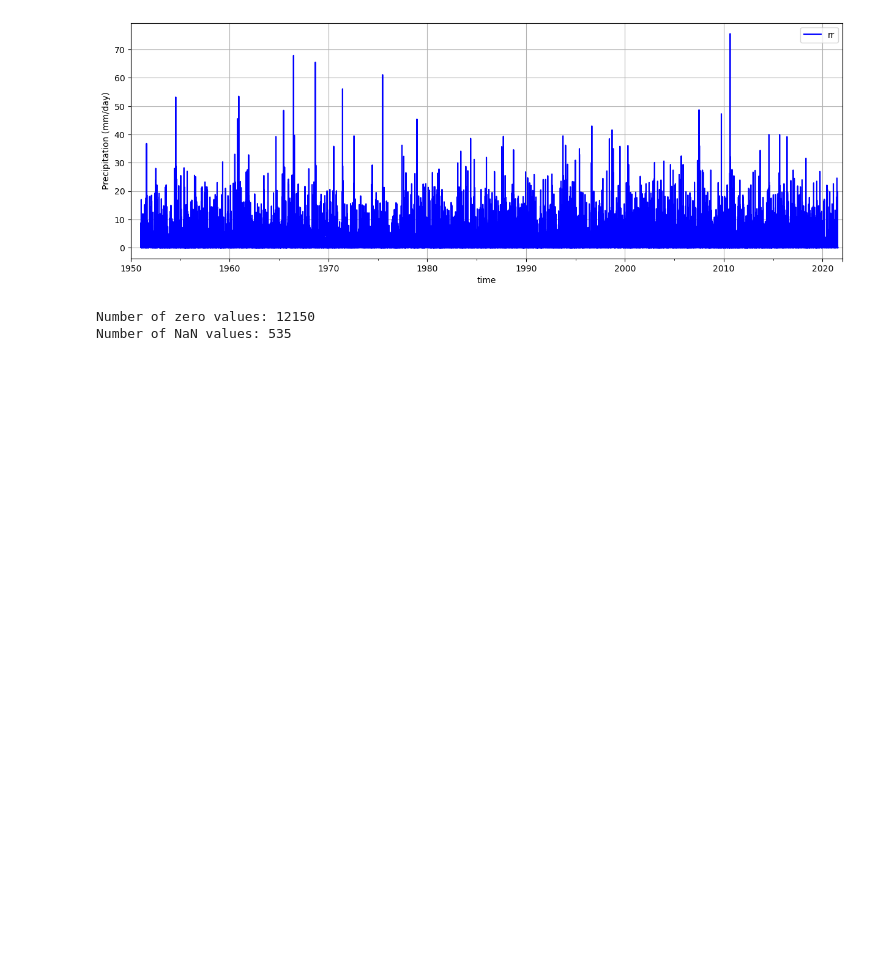
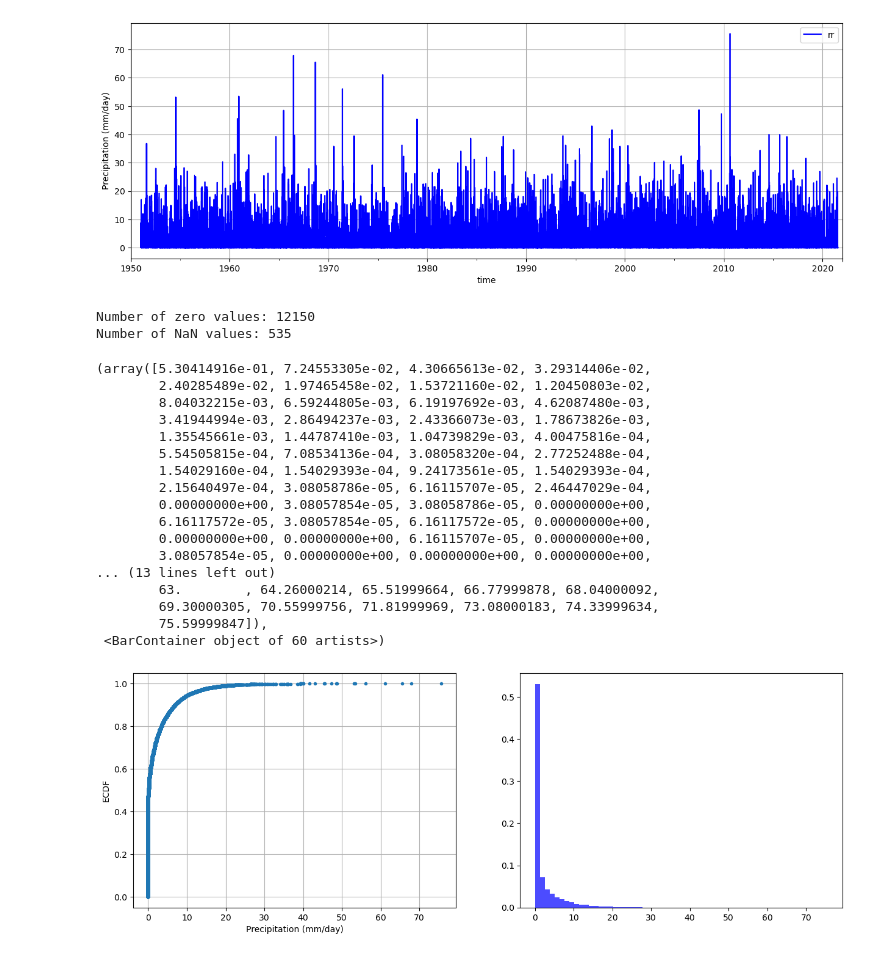
Before and after one commit to Loe-SS/MORE, a Jupyter notebook: Precipitation.ipynb, the cells around one changed output. Cells and saved outputs as stored; diff of their text form; code cells hidden in the pictures; blank space fills up the shorter version.

```diff
--- a/Precipitation.ipynb
+++ b/Precipitation.ipynb
@@ -55,3 +55,41 @@ print(f"Number of NaN values: {NaN_count}")
 # %% [output]
 Number of zero values: 12150
 Number of NaN values: 535
+# %%
+def ecdf(data):
+    """ Compute ECDF """
+    x = np.sort(data) #your code here #sorted data
+    n = x.size
+    y = np.arange(1, n+1) / n #your code here #non exceedance probabilities
+    return(x,y)
+
+x, y = ecdf(df['rr'].dropna())
+
+plt.figure(figsize=(15,5))
+plt.subplot(121)
+plt.plot(x, y, marker='.', linestyle='none')
+plt.xlabel('Precipitation (mm/day)')
+plt.ylabel('ECDF')
+plt.grid()
+
+plt.subplot(122)
+plt.hist(df['rr'].dropna(), bins=60, density=True, alpha=0.7, color='blue')
+# %% [output]
+(array([5.30414916e-01, 7.24553305e-02, 4.30665613e-02, 3.29314406e-02,
+        2.40285489e-02, 1.97465458e-02, 1.53721160e-02, 1.20450803e-02,
+        8.04032215e-03, 6.59244805e-03, 6.19197692e-03, 4.62087480e-03,
+        3.41944994e-03, 2.86494237e-03, 2.43366073e-03, 1.78673826e-03,
+        1.35545661e-03, 1.44787410e-03, 1.04739829e-03, 4.00475816e-04,
+        5.54505815e-04, 7.08534136e-04, 3.08058320e-04, 2.77252488e-04,
+        1.54029160e-04, 1.54029393e-04, 9.24173561e-05, 1.54029393e-04,
+        2.15640497e-04, 3.08058786e-05, 6.16115707e-05, 2.46447029e-04,
+        0.00000000e+00, 3.08057854e-05, 3.08058786e-05, 0.00000000e+00,
+        6.16117572e-05, 3.08057854e-05, 6.16117572e-05, 0.00000000e+00,
+        0.00000000e+00, 0.00000000e+00, 6.16115707e-05, 0.00000000e+00,
+        3.08057854e-05, 0.00000000e+00, 0.00000000e+00, 0.00000000e+00,
+... (13 lines left out)
+        63.        , 64.26000214, 65.51999664, 66.77999878, 68.04000092,
+        69.30000305, 70.55999756, 71.81999969, 73.08000183, 74.33999634,
+        75.59999847]),
+ <BarContainer object of 60 artists>)
+[figure, added]
```
Also changed, not shown: parts of 1 cell of this notebook, 4 other files.
